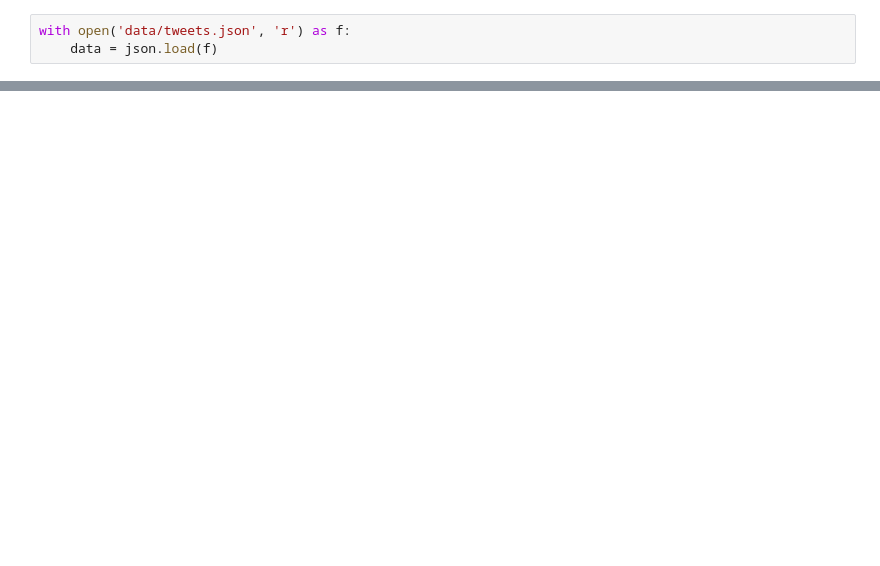
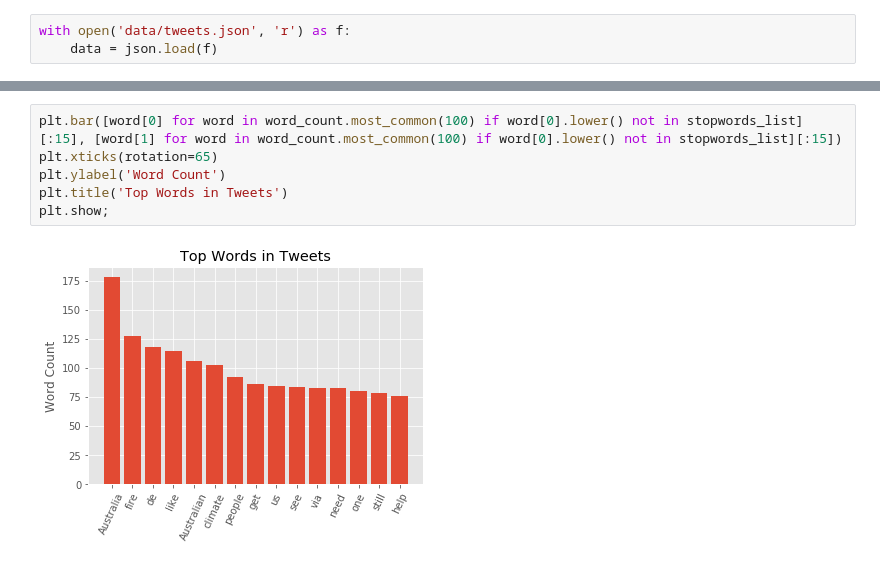
Before and after one commit to danjizquierdo/Sentimental, a Jupyter notebook: NLP_EDA.ipynb, the cells around one changed output, grey strips where cells are left out. Drawn from its saved outputs; the diff is of its cells as text; blank space fills up the shorter version.

```diff
--- a/NLP_EDA.ipynb
+++ b/NLP_EDA.ipynb
@@ -9,0 +55,8 @@ create_wordcloud([tweet['text'] for tweet in data.values()], 200)
+# %%
+plt.bar([word[0] for word in word_count.most_common(100) if word[0].lower() not in stopwords_list][:15], [word[1] for word in word_count.most_common(100) if word[0].lower() not in stopwords_list][:15])
+plt.xticks(rotation=65)
+plt.ylabel('Word Count')
+plt.title('Top Words in Tweets')
+plt.show;
+# %% [output]
+[figure, added]
```
Also changed, not shown: parts of 10 cells of this notebook, 1 other file.
